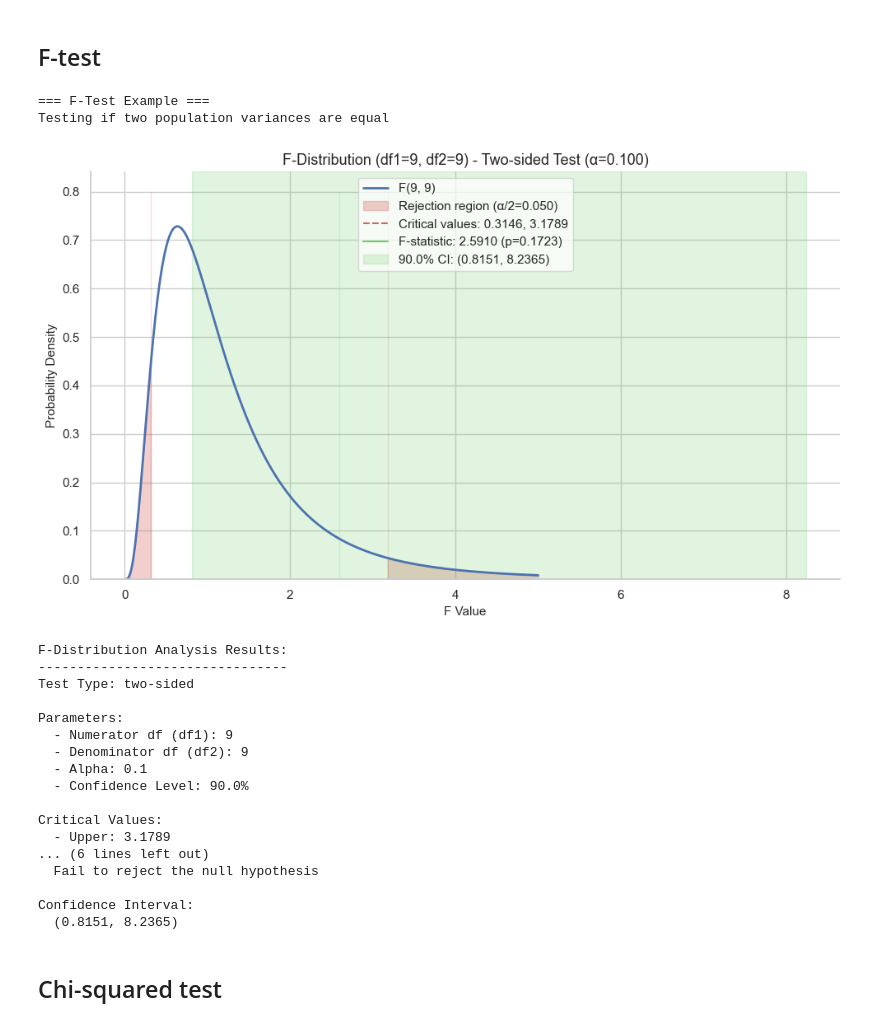
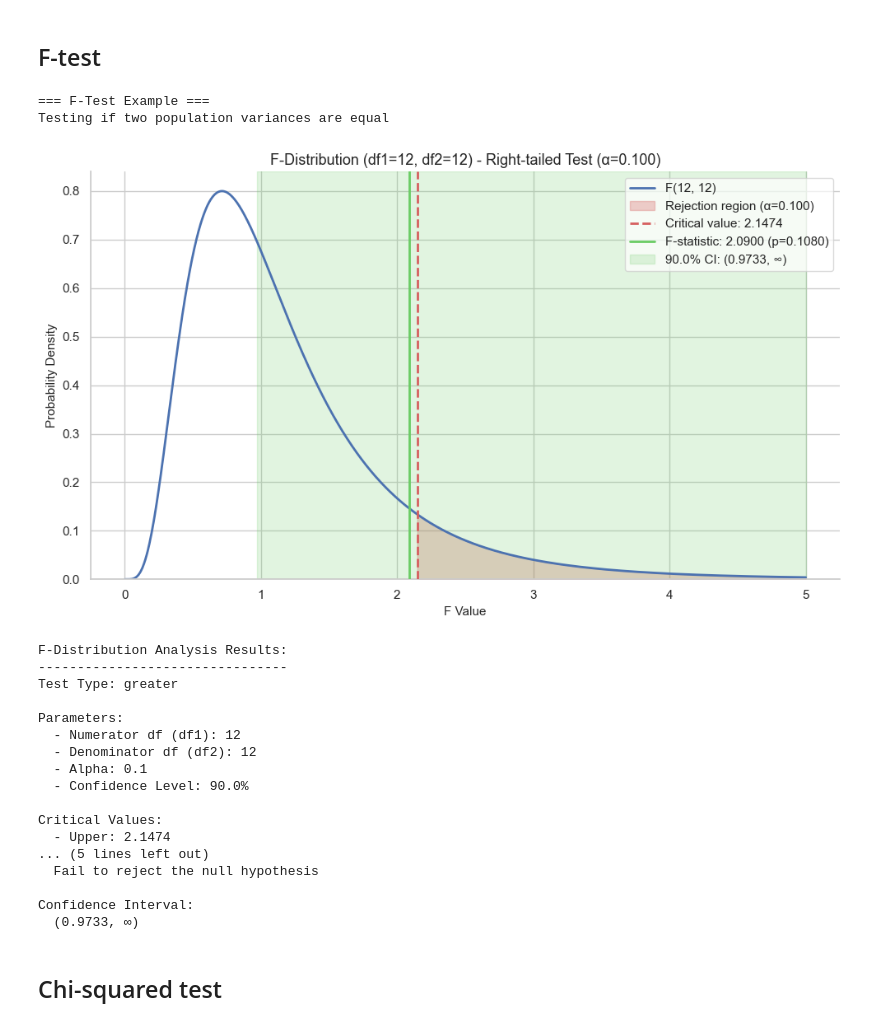
Before and after one commit to pablorocg/statistical-design-and-analysis-of-experiments, a Jupyter notebook: main.ipynb, the cells around one changed output. Saved outputs shown, nothing was run; the diff lists cells and outputs as text; code cells hidden in the pictures.

```diff
--- a/main.ipynb
+++ b/main.ipynb
@@ -10,17 +10,20 @@ with examples demonstrating the use of each test.
 
 import numpy as np
 import matplotlib.pyplot as plt
-import seaborn as sns
+
 from src import (
-    calculate_chi_squared_critical, format_chi_squared_critical_results, visualize_chi_squared,
-    calculate_f_distribution, format_f_results, analyze_f_distribution,
-    calculate_t_critical, format_t_results, analyze_t_distribution,
-    calculate_z_critical, format_z_results, analyze_z_distribution
+    format_chi_squared_results,
+    analyze_chi_squared,
+    format_f_results,
+    analyze_f_distribution,
+    format_t_results,
+    analyze_t_distribution,
+    format_z_results,
+    analyze_z_distribution,
 )
 
-# Set global visualization theme
-sns.set_theme(style="whitegrid")
-plt.rcParams['figure.figsize'] = (8, 4)
+
+plt.rcParams["figure.figsize"] = (8, 4)
 # %% [markdown]
 ## Z test
 # %%
@@ -114,44 +117,44 @@ Standard Error: 0.6500
 # %%
 
 """Run an example F-test for comparing two population variances."""
 print("\n=== F-Test Example ===")
 print("Testing if two population variances are equal")
 
 # Example data
-df1 = 9         # Degrees of freedom for numerator (n₁-1)
-df2 = 9         # Degrees of freedom for denominator (n₂-1)
-f_stat = 2.591    # Calculated F-statistic
-alpha = 0.1     # Significance level
+df1 = 12         # Degrees of freedom for numerator (n₁-1)
+df2 = 12         # Degrees of freedom for denominator (n₂-1)
+f_stat = 2.09    # Calculated F-statistic
+alpha = 0.1    # Significance level
 
 # Run analysis
 results, fig = analyze_f_distribution(
     df1=df1, df2=df2, f_stat=f_stat,
     alpha=alpha, alternative="greater"
 )
 
 # Print results
 print(format_f_results(results))
 # %% [output]
 === F-Test Example ===
 Testing if two population variances are equal
-[figure, old version]
+[figure, new version]
 F-Distribution Analysis Results:
 --------------------------------
-Test Type: two-sided
+Test Type: greater
 
 Parameters:
-  - Numerator df (df1): 9
-  - Denominator df (df2): 9
+  - Numerator df (df1): 12
+  - Denominator df (df2): 12
   - Alpha: 0.1
   - Confidence Level: 90.0%
 
 Critical Values:
-  - Upper: 3.1789
-... (6 lines left out)
+  - Upper: 2.1474
+... (5 lines left out)
   Fail to reject the null hypothesis
 
 Confidence Interval:
-  (0.8151, 8.2365)
+  (0.9733, ∞)
 # %% [markdown]
 ## Chi-squared test
 # %%
```
Also changed, not shown: parts of 4 cells of this notebook, 8 other files.
